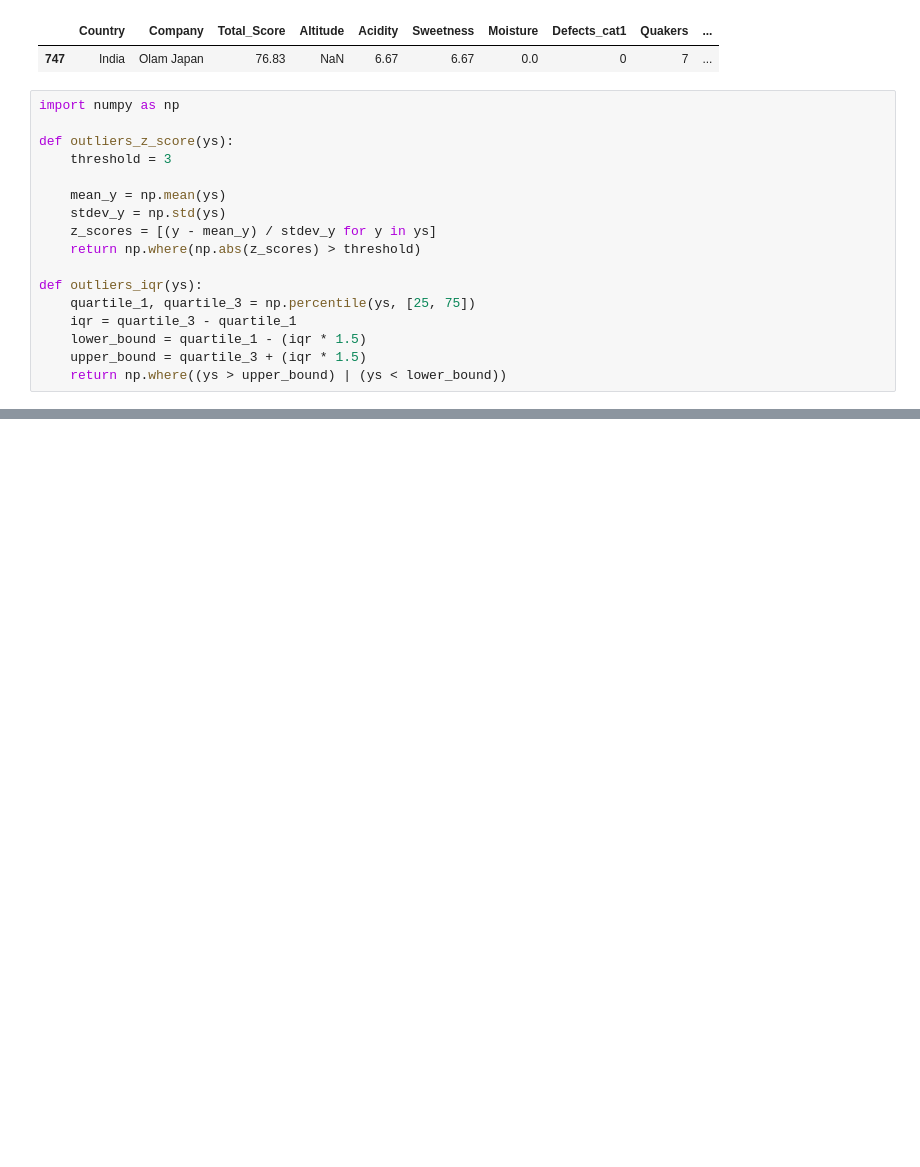
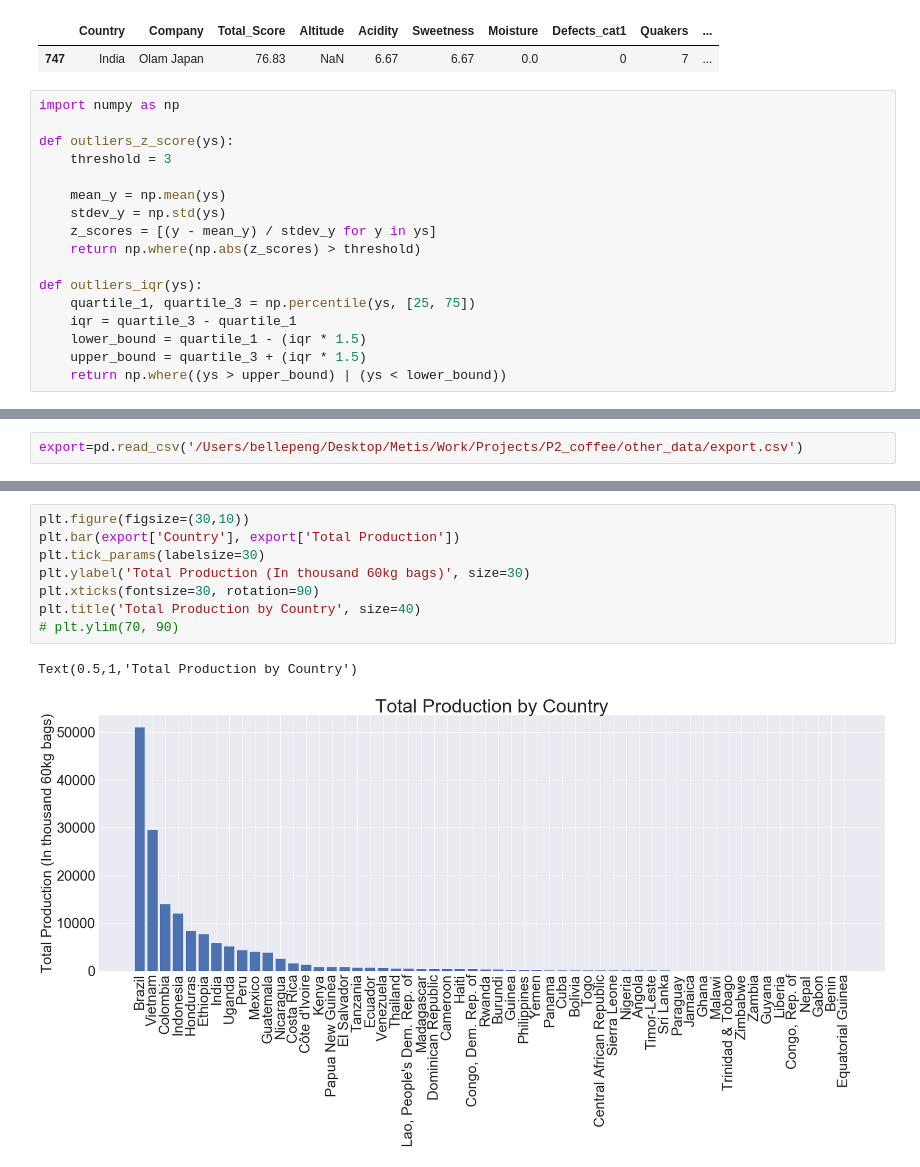
Before and after one commit to bellepeng/Work, a Jupyter notebook: Projects/P2_coffee/2. Project Luther - Coffee (Part 1 of 2).ipynb, the cells around one changed output, grey strips where cells are left out. Cells and saved outputs as stored; diff of their text form; blank space fills up the shorter version.

Commit message:
Submitting Project 2 code and deck

```diff
--- a/Projects/P2_coffee/2. Project Luther - Coffee (Part 1 of 2).ipynb
+++ b/Projects/P2_coffee/2. Project Luther - Coffee (Part 1 of 2).ipynb
@@ -906,0 +929,2 @@ outliers(var)
+# %%
+export=pd.read_csv('/Users/bellepeng/Desktop/Metis/Work/Projects/P2_coffee/other_data/export.csv')
@@ -906,0 +961,11 @@ outliers(var)
+# %%
+plt.figure(figsize=(30,10))
+plt.bar(export['Country'], export['Total Production'])
+plt.tick_params(labelsize=30)
+plt.ylabel('Total Production (In thousand 60kg bags)', size=30)
+plt.xticks(fontsize=30, rotation=90)
+plt.title('Total Production by Country', size=40)
+# plt.ylim(70, 90)
+# %% [output]
+Text(0.5,1,'Total Production by Country')
+[figure, added]
```
Also changed, not shown: parts of 10 cells of this notebook, 3 other files.
